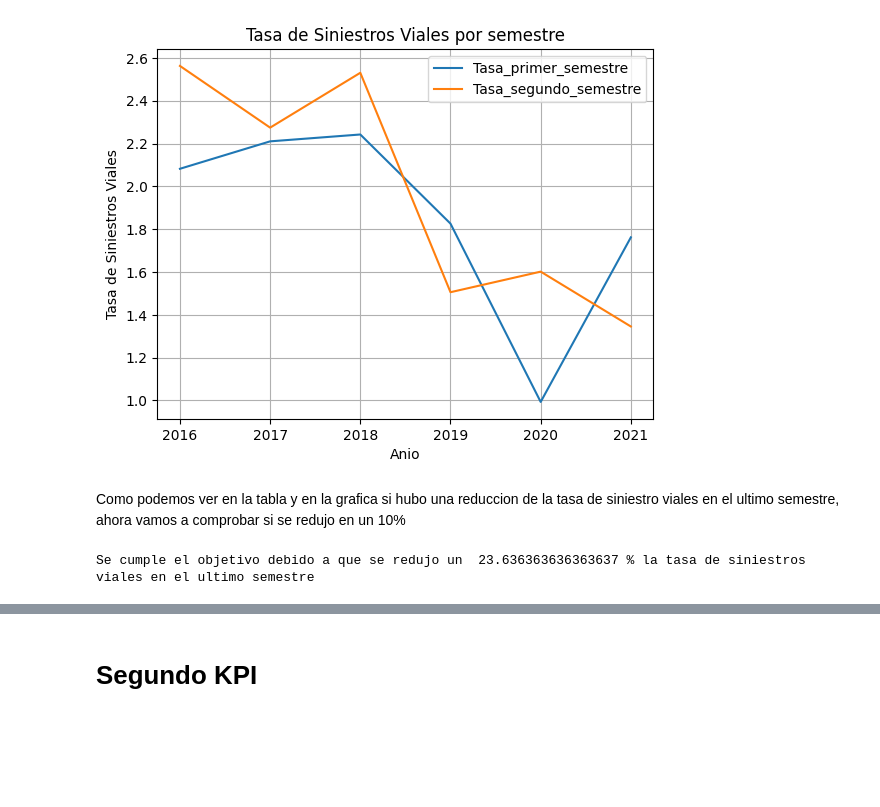
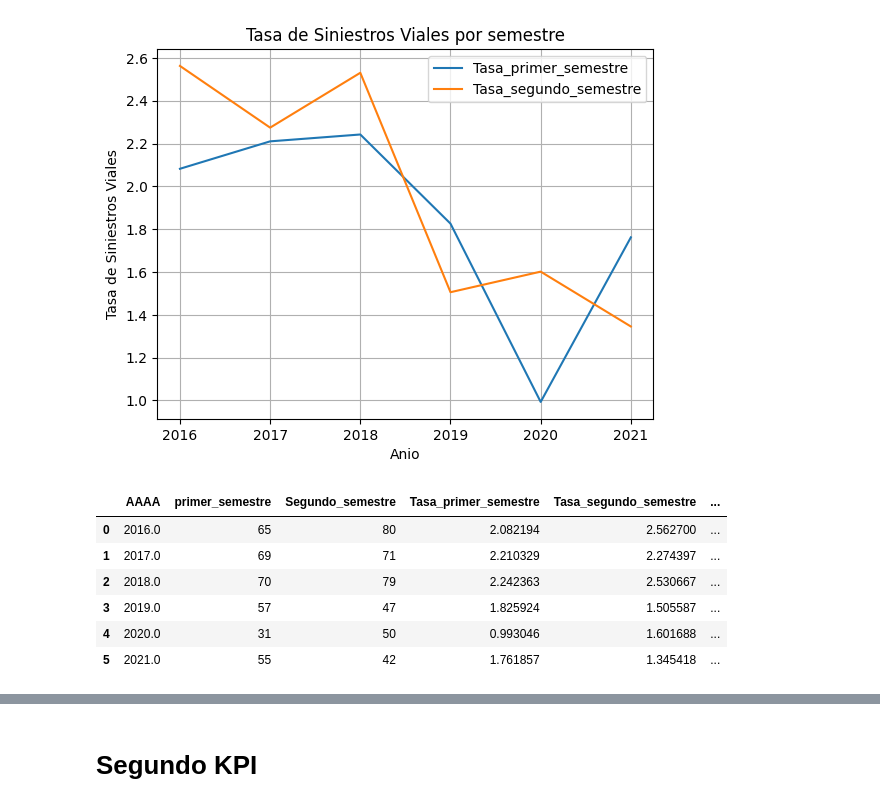
Before and after one commit to felipe97rg/PI02_DA, a Jupyter notebook: KPIS.ipynb, the cells around one changed output, grey strips where cells are left out. Saved outputs shown, nothing was run; the diff lists cells and outputs as text; code cells hidden in the pictures; blank space fills up the shorter version.

```diff
--- a/KPIS.ipynb
+++ b/KPIS.ipynb
@@ -102,17 +102,24 @@ plt.grid(True)
 plt.show()
 # %% [output]
 [figure]
-# %% [markdown]
-Como podemos ver en la tabla y en la grafica si hubo una reduccion de la tasa de siniestro viales en el ultimo semestre, ahora vamos a comprobar si se redujo en un 10%
-# %%
-Tasa_primer_semestre_2021 = df_agrupado_2.iloc[5,3]
-Tasa_segundo_semestre_2021 = df_agrupado_2.iloc[5,4]
-objetivo = Tasa_primer_semestre_2021*0.1
-diferencia = Tasa_primer_semestre_2021 - Tasa_segundo_semestre_2021
-reduccion = 100*diferencia/Tasa_primer_semestre_2021
-if diferencia > objetivo:
-    print("Se cumple el objetivo debido a que se redujo un ", reduccion,"% la tasa de siniestros viales en el ultimo semestre")
-else:
-    print("No se cumple el objetivo debido a que se redujo un ", reduccion,"% la tasa de siniestros viales en el ultimo semestre")
-# %% [output]
-Se cumple el objetivo debido a que se redujo un  23.636363636363637 % la tasa de siniestros viales en el ultimo semestre
+# %%
+import pandas as pd
+
+# Supongamos que df es tu DataFrame con las columnas 'AAAA', 'Tasa_primer_semestre', 'Tasa_segundo_semestre'
+
+# Calcula la tasa ajustada del segundo semestre (reducción del 10%)
+df_agrupado_2['Tasa_ajustada_segundo_semestre'] = 0.9 * df_agrupado_2['Tasa_segundo_semestre']
+
+# Compara la tasa ajustada del segundo semestre con la tasa del primer semestre
+df_agrupado_2['Reduccion'] = df_agrupado_2['Tasa_primer_semestre'] - df_agrupado_2['Tasa_ajustada_segundo_semestre']
+
+# Muestra el DataFrame resultante
+df_agrupado_2
+# %% [output]
+|  | AAAA | primer_semestre | Segundo_semestre | Tasa_primer_semestre | Tasa_segundo_semestre | ... |
+| 0 | 2016.0 | 65 | 80 | 2.082194 | 2.562700 | ... |
+| 1 | 2017.0 | 69 | 71 | 2.210329 | 2.274397 | ... |
+| 2 | 2018.0 | 70 | 79 | 2.242363 | 2.530667 | ... |
+| 3 | 2019.0 | 57 | 47 | 1.825924 | 1.505587 | ... |
+| 4 | 2020.0 | 31 | 50 | 0.993046 | 1.601688 | ... |
+| 5 | 2021.0 | 55 | 42 | 1.761857 | 1.345418 | ... |
```
Also changed, not shown: parts of 3 cells of this notebook.
